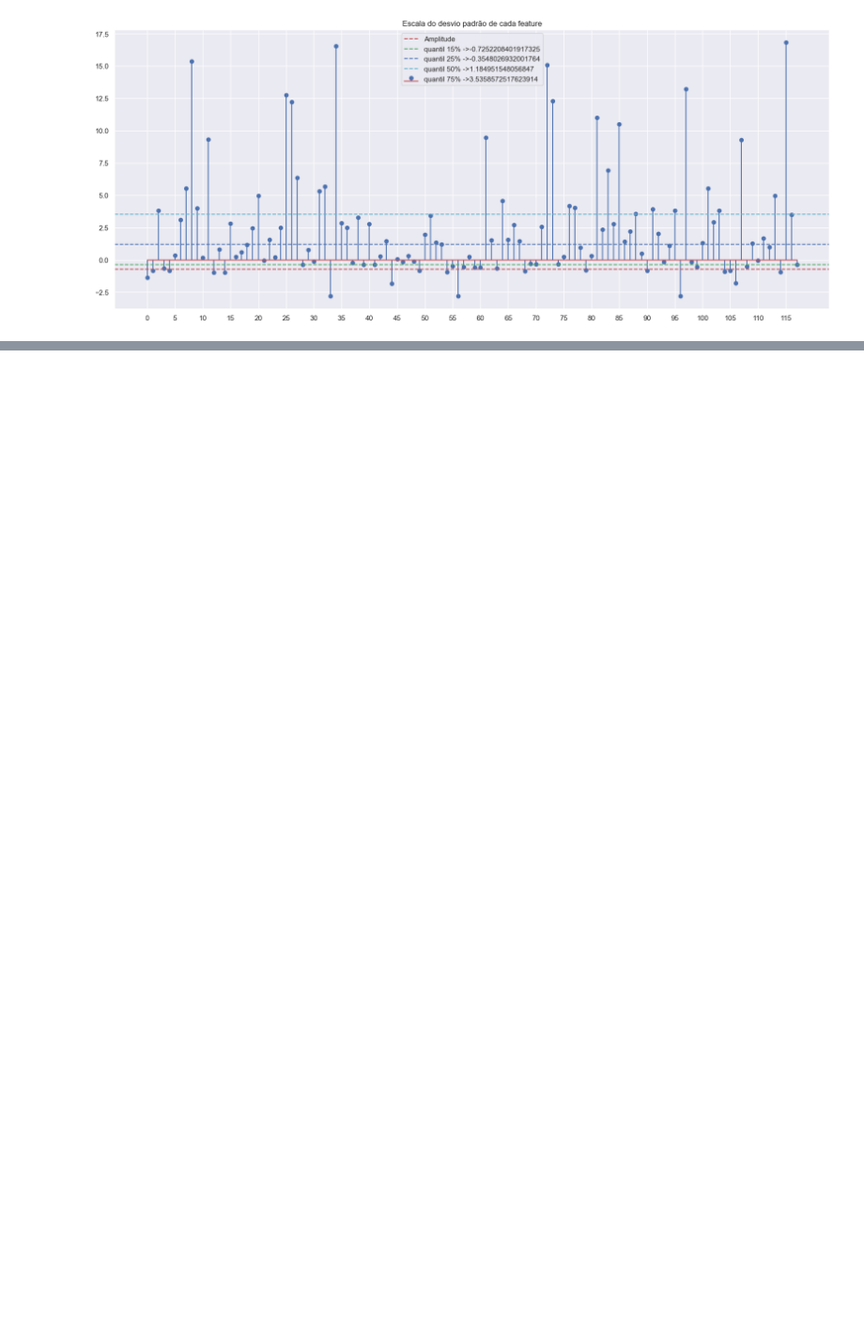
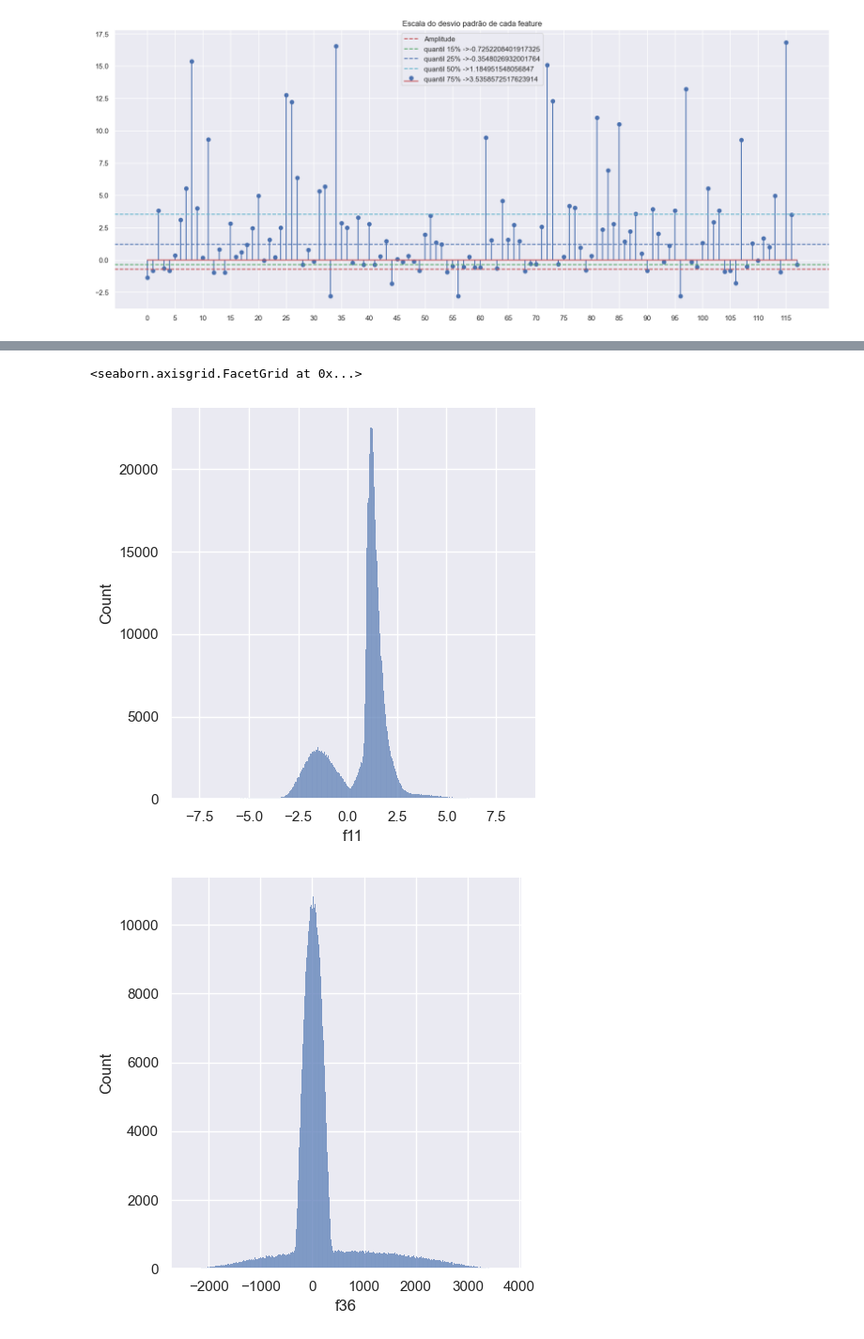
Before and after one commit to Alexandre-Caldeira/tps_09_21, a Jupyter notebook: only_stats.ipynb, the cells around one changed output, grey strips where cells are left out. Shown at 94% size. Cells and saved outputs as stored; diff of their text form; code cells hidden in the pictures; blank space fills up the shorter version.

```diff
--- a/only_stats.ipynb
+++ b/only_stats.ipynb
@@ -170,0 +185,14 @@ plt.show()
+# %%
+# Very positive variance:
+sns.displot(data = dT['f11'])
+sns.displot(data = dT['f36'])
+sns.displot(data = dT['f24'])
+sns.displot(data = dT['f15'])
+sns.displot(data = dT['f113'])
+sns.displot(data = dT['f79'])
+sns.displot(data = dT['f47'])
+sns.displot(data = dT['f57'])
+# %% [output]
+<seaborn.axisgrid.FacetGrid at 0x...>
+[figure, added]
+[figure, added]
```
Also changed, not shown: parts of 19 cells of this notebook.
